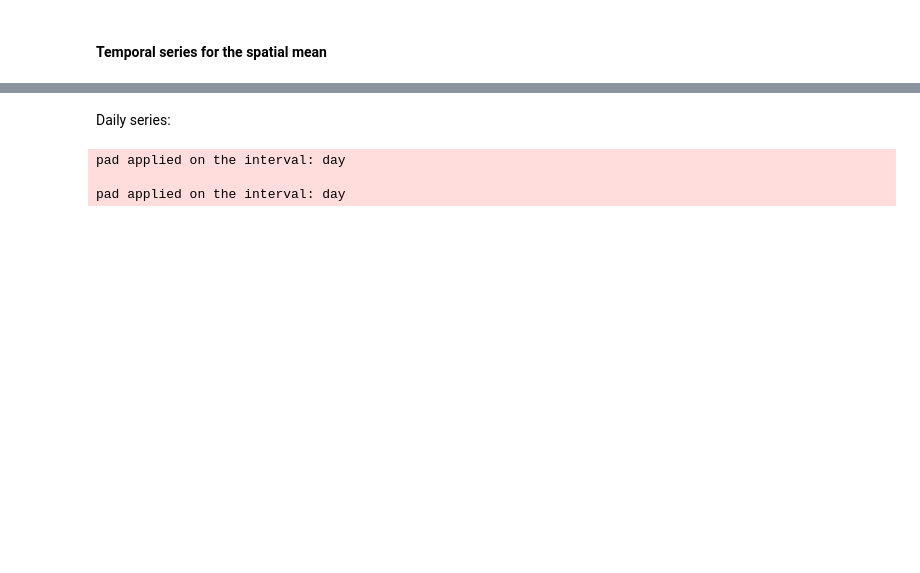
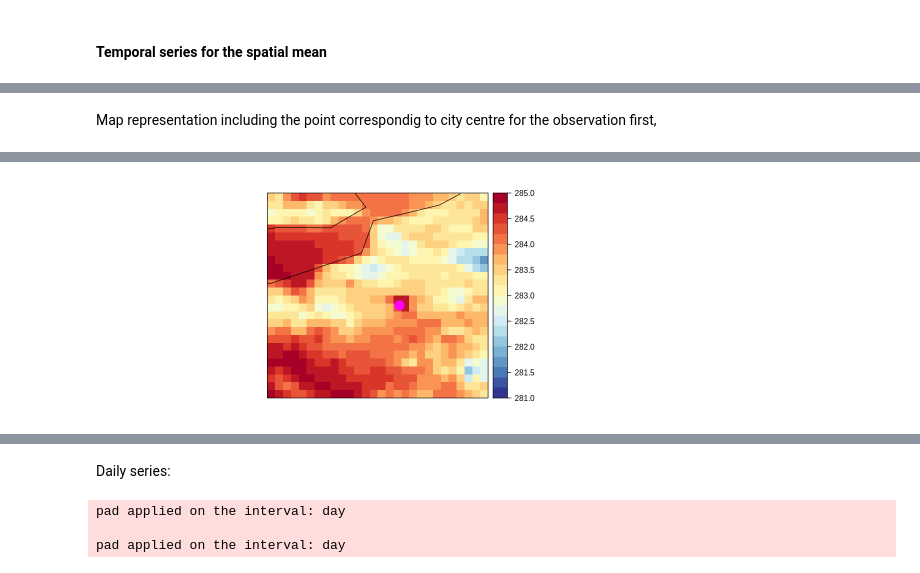
Before and after one commit to impetus4change/T31-ESD-hub, a Jupyter notebook: Notebooks/2024_bias_correction_with_climate4R.ipynb, the cells around one changed output, grey strips where cells are left out. Cells and saved outputs as stored; diff of their text form; code cells hidden in the pictures; blank space fills up the shorter version.

```diff
--- a/Notebooks/2024_bias_correction_with_climate4R.ipynb
+++ b/Notebooks/2024_bias_correction_with_climate4R.ipynb
@@ -242,0 +271,10 @@ spatialPlot(diff, backdrop.theme = "coastline", at = seq(-2.5, 2.5, 0.1),
+# %% [markdown]
+Map representation including the point correspondig to city centre for the observation first,
+# %%
+spatialPlot(city.obs %>% climatology,
+            backdrop.theme = "coastline",
+            at = seq(281, 285, 0.2),
+            set.max = 285,
+            rev.colors = TRUE,
+            sp.layout = list("sp.points", city.centre, pch = 16, cex = 2, col = "magenta") %>% list)
+# %% [output]
@@ -242,0 +284 @@ spatialPlot(diff, backdrop.theme = "coastline", at = seq(-2.5, 2.5, 0.1),
+[figure, added]
```
Also changed, not shown: parts of 203 cells of this notebook, 1 other file.
